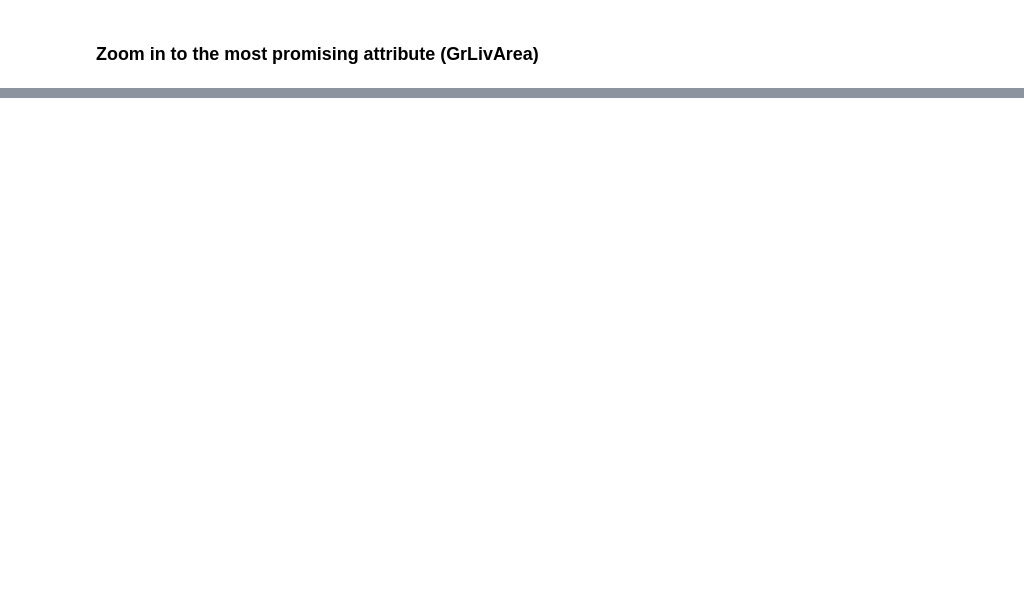
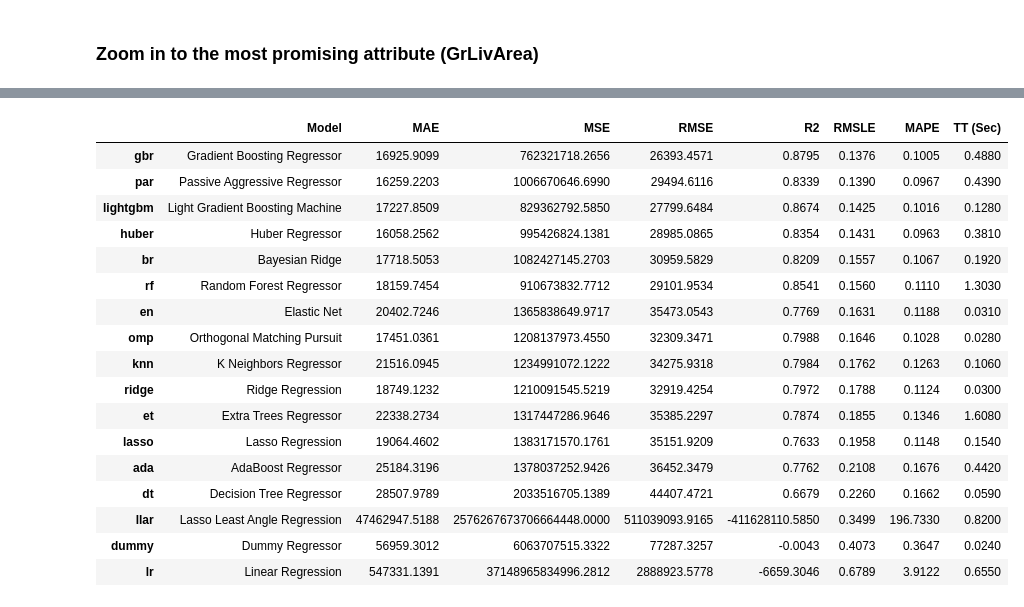
Before and after one commit to h131177/DAT158-ML-Oblig2, a Jupyter notebook: ML_Oblig2.ipynb, the cells around one changed output, grey strips where cells are left out. Cells and saved outputs as stored; diff of their text form; code cells hidden in the pictures; blank space fills up the shorter version.

```diff
--- a/ML_Oblig2.ipynb
+++ b/ML_Oblig2.ipynb
@@ -247,0 +312,21 @@ train_temp.plot(kind="scatter", x="GrLivArea", y="SalePrice",
+# %%
+best_models = compare_models(n_select=4, sort='RMSLE')
+# %% [output]
+|  | Model | MAE | MSE | RMSE | R2 | RMSLE | MAPE | TT (Sec) |
+| gbr | Gradient Boosting Regressor | 16925.9099 | 762321718.2656 | 26393.4571 | 0.8795 | 0.1376 | 0.1005 | 0.4880 |
+| par | Passive Aggressive Regressor | 16259.2203 | 1006670646.6990 | 29494.6116 | 0.8339 | 0.1390 | 0.0967 | 0.4390 |
+| lightgbm | Light Gradient Boosting Machine | 17227.8509 | 829362792.5850 | 27799.6484 | 0.8674 | 0.1425 | 0.1016 | 0.1280 |
+| huber | Huber Regressor | 16058.2562 | 995426824.1381 | 28985.0865 | 0.8354 | 0.1431 | 0.0963 | 0.3810 |
+| br | Bayesian Ridge | 17718.5053 | 1082427145.2703 | 30959.5829 | 0.8209 | 0.1557 | 0.1067 | 0.1920 |
+| rf | Random Forest Regressor | 18159.7454 | 910673832.7712 | 29101.9534 | 0.8541 | 0.1560 | 0.1110 | 1.3030 |
+| en | Elastic Net | 20402.7246 | 1365838649.9717 | 35473.0543 | 0.7769 | 0.1631 | 0.1188 | 0.0310 |
+| omp | Orthogonal Matching Pursuit | 17451.0361 | 1208137973.4550 | 32309.3471 | 0.7988 | 0.1646 | 0.1028 | 0.0280 |
+| knn | K Neighbors Regressor | 21516.0945 | 1234991072.1222 | 34275.9318 | 0.7984 | 0.1762 | 0.1263 | 0.1060 |
+| ridge | Ridge Regression | 18749.1232 | 1210091545.5219 | 32919.4254 | 0.7972 | 0.1788 | 0.1124 | 0.0300 |
+| et | Extra Trees Regressor | 22338.2734 | 1317447286.9646 | 35385.2297 | 0.7874 | 0.1855 | 0.1346 | 1.6080 |
+| lasso | Lasso Regression | 19064.4602 | 1383171570.1761 | 35151.9209 | 0.7633 | 0.1958 | 0.1148 | 0.1540 |
+| ada | AdaBoost Regressor | 25184.3196 | 1378037252.9426 | 36452.3479 | 0.7762 | 0.2108 | 0.1676 | 0.4420 |
+| dt | Decision Tree Regressor | 28507.9789 | 2033516705.1389 | 44407.4721 | 0.6679 | 0.2260 | 0.1662 | 0.0590 |
+| llar | Lasso Least Angle Regression | 47462947.5188 | 2576267673706664448.0000 | 511039093.9165 | -411628110.5850 | 0.3499 | 196.7330 | 0.8200 |
+| dummy | Dummy Regressor | 56959.3012 | 6063707515.3322 | 77287.3257 | -0.0043 | 0.4073 | 0.3647 | 0.0240 |
+| lr | Linear Regression | 547331.1391 | 37148965834996.2812 | 2888923.5778 | -6659.3046 | 0.6789 | 3.9122 | 0.6550 |
```
Also changed, not shown: parts of 29 cells of this notebook.
